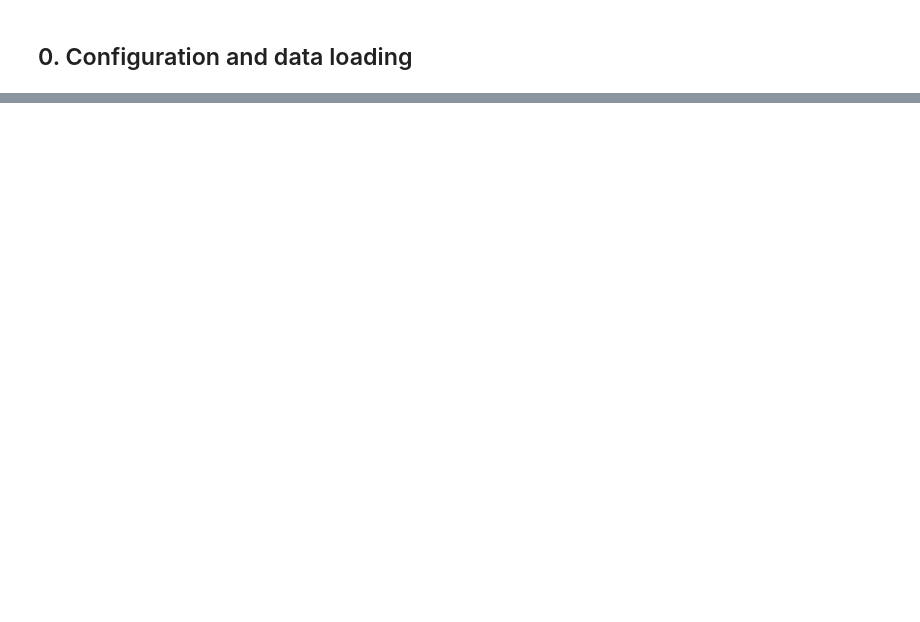
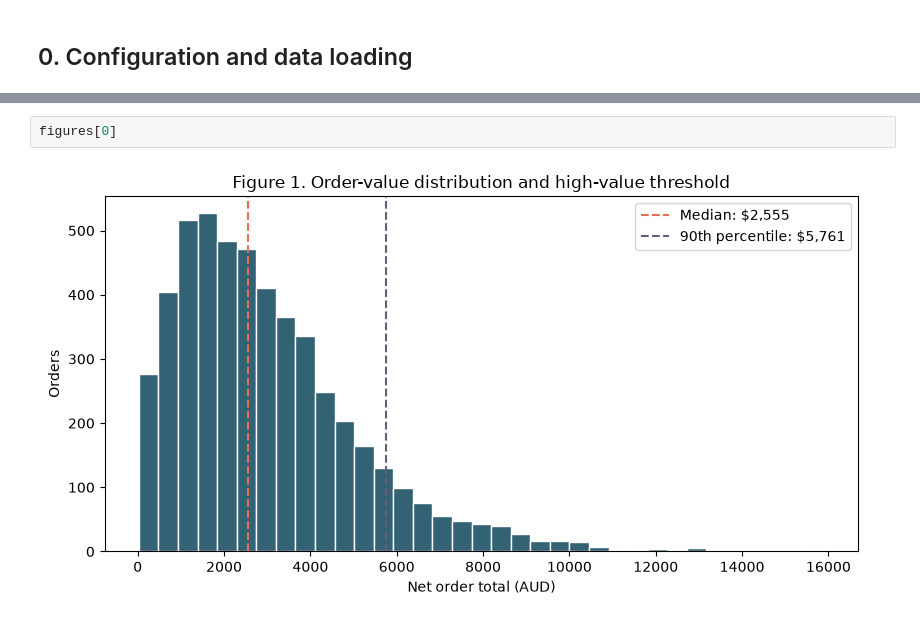
Before and after one commit to ZGHL/FIT5196-A1, a Jupyter notebook: Group030_EDA.ipynb, the cells around one changed output, grey strips where cells are left out. Saved outputs shown, nothing was run; the diff lists cells and outputs as text; blank space fills up the shorter version.

```diff
--- a/Group030_EDA.ipynb
+++ b/Group030_EDA.ipynb
@@ -39,0 +38,4 @@ One retailer-year limits external and seasonal inference; observations are non-i
+# %%
+figures[0]
+# %% [output]
+[figure, added]
```
Also changed, not shown: parts of 26 cells of this notebook, 16 other files.
